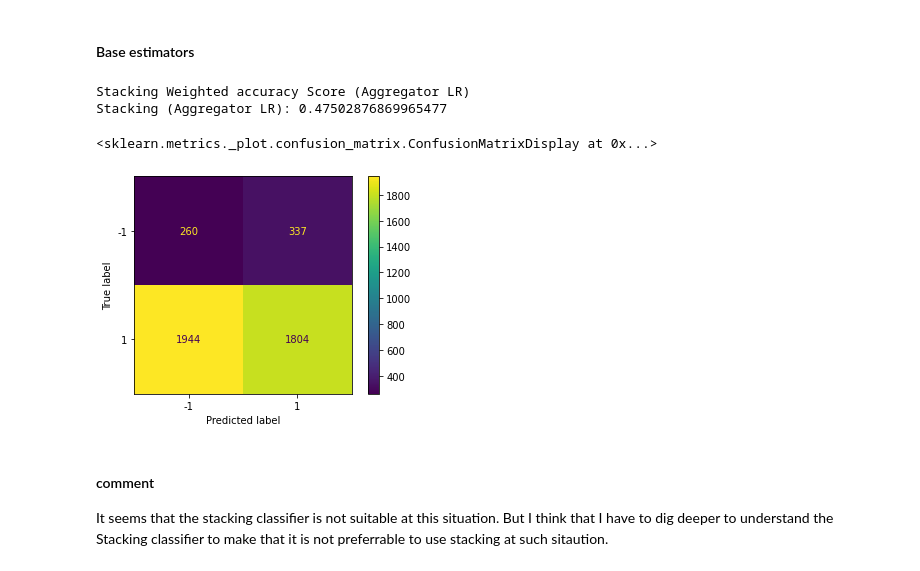
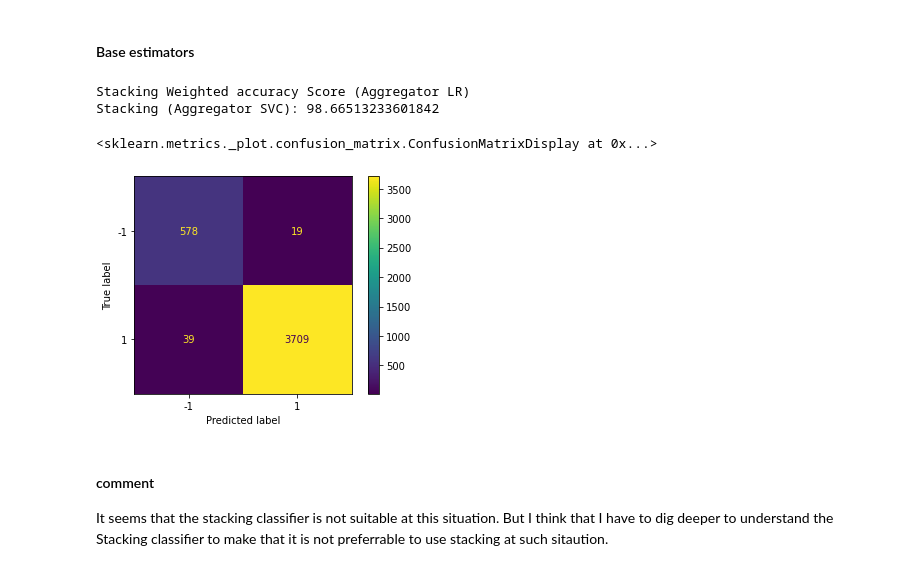
Before and after one commit to HadyKh/Crowd-Sensing-Classification, a Jupyter notebook: Code.ipynb, the cells around one changed output. Drawn from its saved outputs; the diff is of its cells as text; code cells hidden in the pictures.

```diff
--- a/Code.ipynb
+++ b/Code.ipynb
@@ -636,25 +636,25 @@ from sklearn.ensemble import StackingClassifier
 # %%
 #Define estimators
 estimators = [DecisionTreeClassifier(criterion = 'entropy', random_state = 0),
-              AdaBoostClassifier(n_estimators = 800, learning_rate = 1, random_state=0),
+              AdaBoostClassifier(n_estimators = 400, learning_rate = 1, random_state=0),
               KNeighborsClassifier(n_neighbors = 5, metric = 'minkowski', p = 2)]
 estimators = {estimator.__class__.__name__: estimator for estimator in estimators}
 # %%
 print(f'Stacking Weighted accuracy Score (Aggregator LR)')
 stacking = StackingClassifier([(estName, clone(est)) for estName, est in estimators.items()],
                               SVC(random_state = 0), n_jobs = -1)
-stacking.fit(reduced_train, y_res_sm)
-predY = stacking.predict(reduced_test)
-accuracy = accuracy_score(ytest, predY)
-print(f'Stacking (Aggregator LR): {accuracy}')
+stacking.fit(xtrain, ytrain)
+predY = stacking.predict(xtest)
+accuracy = accuracy_score(ytest, predY)*100
+print(f'Stacking (Aggregator SVC): {accuracy}')
 # %% [output]
 Stacking Weighted accuracy Score (Aggregator LR)
-Stacking (Aggregator LR): 0.47502876869965477
+Stacking (Aggregator SVC): 98.66513233601842
 # %%
-plot_confusion_matrix(stacking, reduced_test, ytest)
+plot_confusion_matrix(stacking, xtest, ytest)
 # %% [output]
 <sklearn.metrics._plot.confusion_matrix.ConfusionMatrixDisplay at 0x...>
-[figure, old version]
+[figure, new version]
 # %% [markdown]
 #### comment
 It seems that the stacking classifier is not suitable at this situation. But I think that I have to dig deeper to understand the Stacking classifier to make that it is not preferrable to use stacking at such sitaution.
```
Also changed, not shown: parts of 27 cells of this notebook.
